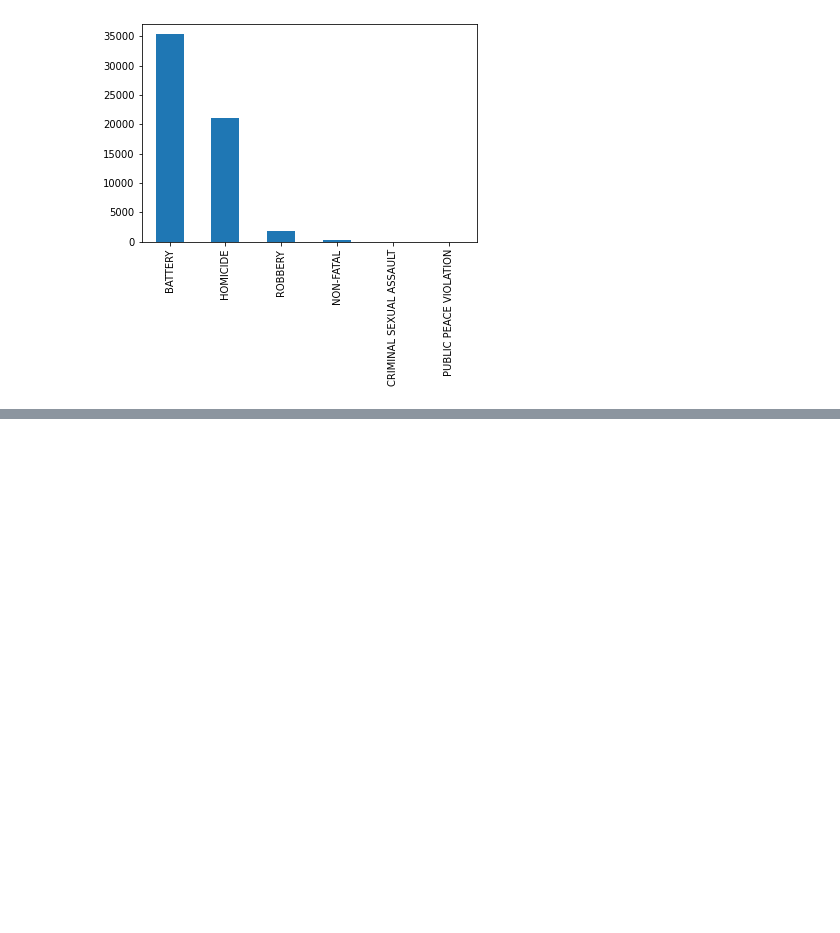
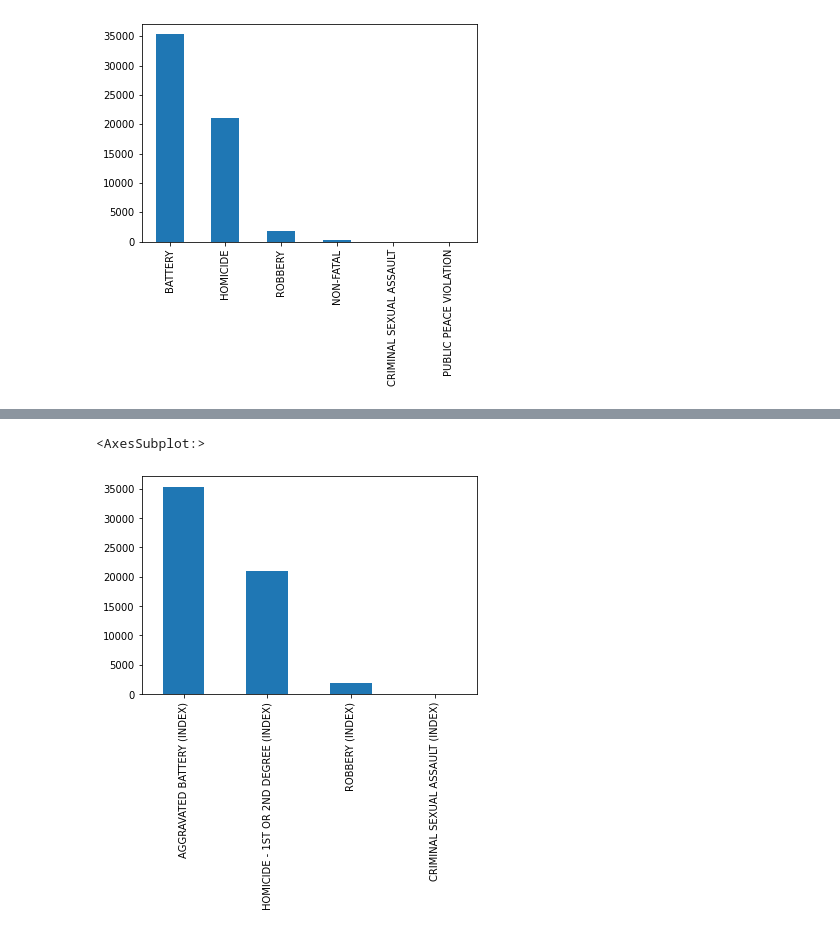
Before and after one commit to LauGon27/03_PRUEBAS, a Jupyter notebook: 02_eda/240407_eda_victims.ipynb, the cells around one changed output, grey strips where cells are left out. Cells and saved outputs as stored; diff of their text form; code cells hidden in the pictures; blank space fills up the shorter version.

```diff
--- a/02_eda/240407_eda_victims.ipynb
+++ b/02_eda/240407_eda_victims.ipynb
@@ -89,0 +99,5 @@ array(['HOMICIDE', 'BATTERY', 'ROBBERY', 'NON-FATAL',
+# %%
+victims['VICTIMIZATION_FBI_DESCR'].value_counts().plot.bar()
+# %% [output]
+<AxesSubplot:>
+[figure, added]
```
Also changed, not shown: parts of 6 cells of this notebook, 1 other file.
